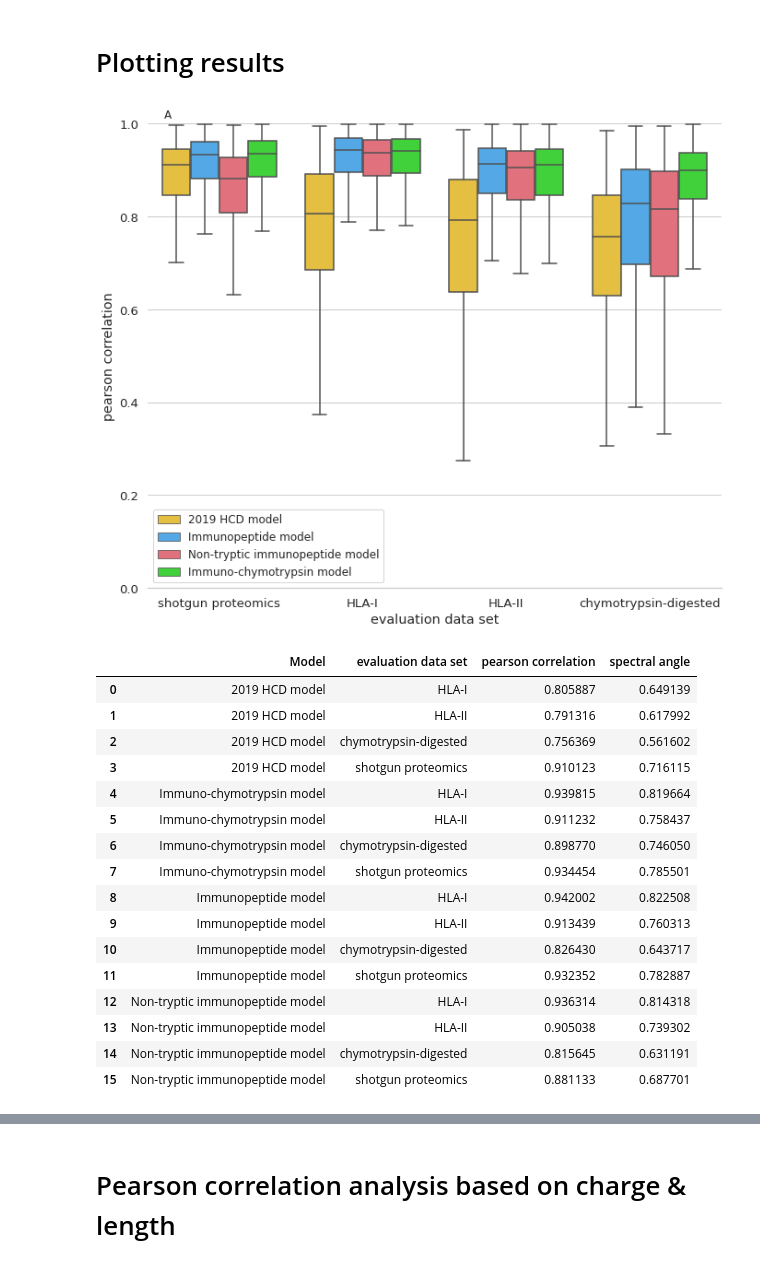
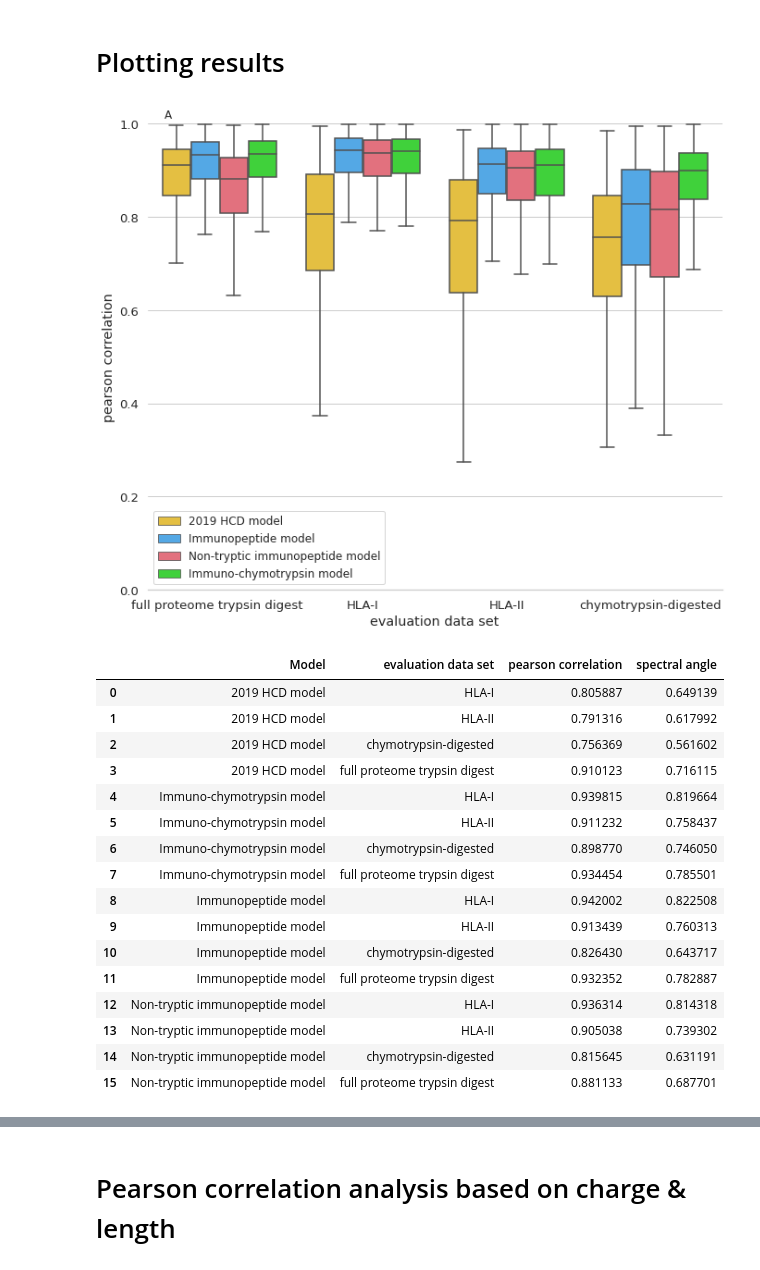
Before and after one commit to compomics/ms2rescore-immunopeptidomics-manuscript, a Jupyter notebook: notebooks/MS2PIP_model_comparison.ipynb, the cells around one changed output, grey strips where cells are left out. Drawn from its saved outputs; the diff is of its cells as text; code cells hidden in the pictures.

```diff
--- a/notebooks/MS2PIP_model_comparison.ipynb
+++ b/notebooks/MS2PIP_model_comparison.ipynb
@@ -142,7 +142,7 @@ ms2pip_proteomics = pd.read_csv("data/evaluation_data/PXD008034/HCD_PXD008034_Ec
 ms2pip_proteomics["spec_id"] = ms2pip_proteomics["spec_id"].astype(str)
 ms2pip_proteomics = ms2pip_proteomics.drop([ 'charge', 'ionnumber',"mz", "rt"], axis=1)
 ms2pip_proteomics["Model"] = "2019 HCD model"
-ms2pip_proteomics["evaluation data set"] = "shotgun proteomics"
+ms2pip_proteomics["evaluation data set"] = "full proteome trypsin digest "
 
 ms2pip_immunopeptide = pd.read_csv("data/evaluation_data/PXD005231/spec_lib_PXD005231_HCD_pred_and_emp.csv")
 ms2pip_immunopeptide = ms2pip_immunopeptide.drop([ 'charge', 'ionnumber',"mz"], axis=1)
@@ -193,7 +193,7 @@ for model in tqdm(Models):
     proteomic_test["prediction"].extend(list(B_models[model].predict(proteomics_testB)))
 
     proteomic_test = pd.DataFrame(proteomic_test)
-    proteomic_test["evaluation data set"] = "shotgun proteomics"
+    proteomic_test["evaluation data set"] = "full proteome trypsin digest "
     proteomic_test["Model"] = model
 
 
@@ -303,29 +303,29 @@ blues = sns.color_palette(colors_dup)
 # %%
 sns.set(style="whitegrid")
 sns.set_context("notebook", font_scale=1.2)
 g = sns.catplot(
 x="evaluation data set",
 y="pearson correlation",
 hue="Model",
 kind="box",
 #row="ion",
 showfliers=False,
 data=performance_evaluation_test,
 palette=thesis_palette,
 legend=False,
 hue_order=["2019 HCD model", "Immunopeptide model", "Non-tryptic immunopeptide model", "Immuno-chymotrypsin model"],
-order=["shotgun proteomics", "HLA-I", "HLA-II", "chymotrypsin-digested"])
+order=["full proteome trypsin digest ", "HLA-I", "HLA-II", "chymotrypsin-digested"])
 
 g.fig.set_size_inches(10,8)
 L = plt.legend(loc='lower left', title='', prop={"size":12})
 g.tight_layout()
 g.despine(left=True)
 g.set(ylim=(0, 1))
 g.fig.suptitle('A', x=0.12,y=1, fontsize="small")
 plt.savefig("data/Figures/Figure1A.svg")
 plt.show()
 # %% [output]
-[figure, old version]
+[figure, new version]
 # %%
 median_val = performance_evaluation_test.groupby(["Model", "evaluation data set"]).agg({"pearson correlation": "median", "spectral angle": "median"}).reset_index()
 median_val
@@ -334,19 +334,19 @@ median_val
 | 0 | 2019 HCD model | HLA-I | 0.805887 | 0.649139 |
 | 1 | 2019 HCD model | HLA-II | 0.791316 | 0.617992 |
 | 2 | 2019 HCD model | chymotrypsin-digested | 0.756369 | 0.561602 |
-| 3 | 2019 HCD model | shotgun proteomics | 0.910123 | 0.716115 |
+| 3 | 2019 HCD model | full proteome trypsin digest | 0.910123 | 0.716115 |
 | 4 | Immuno-chymotrypsin model | HLA-I | 0.939815 | 0.819664 |
 | 5 | Immuno-chymotrypsin model | HLA-II | 0.911232 | 0.758437 |
 | 6 | Immuno-chymotrypsin model | chymotrypsin-digested | 0.898770 | 0.746050 |
-| 7 | Immuno-chymotrypsin model | shotgun proteomics | 0.934454 | 0.785501 |
+| 7 | Immuno-chymotrypsin model | full proteome trypsin digest | 0.934454 | 0.785501 |
 | 8 | Immunopeptide model | HLA-I | 0.942002 | 0.822508 |
 | 9 | Immunopeptide model | HLA-II | 0.913439 | 0.760313 |
 | 10 | Immunopeptide model | chymotrypsin-digested | 0.826430 | 0.643717 |
-| 11 | Immunopeptide model | shotgun proteomics | 0.932352 | 0.782887 |
+| 11 | Immunopeptide model | full proteome trypsin digest | 0.932352 | 0.782887 |
 | 12 | Non-tryptic immunopeptide model | HLA-I | 0.936314 | 0.814318 |
 | 13 | Non-tryptic immunopeptide model | HLA-II | 0.905038 | 0.739302 |
 | 14 | Non-tryptic immunopeptide model | chymotrypsin-digested | 0.815645 | 0.631191 |
-| 15 | Non-tryptic immunopeptide model | shotgun proteomics | 0.881133 | 0.687701 |
+| 15 | Non-tryptic immunopeptide model | full proteome trypsin digest | 0.881133 | 0.687701 |
 # %%
 performance_evaluation_test["evaluation data set"][performance_evaluation_test.Model == "2019 HCD model"].value_counts()
 # %% [output]
```
Also changed, not shown: parts of 8 cells of this notebook, 4 other files.
